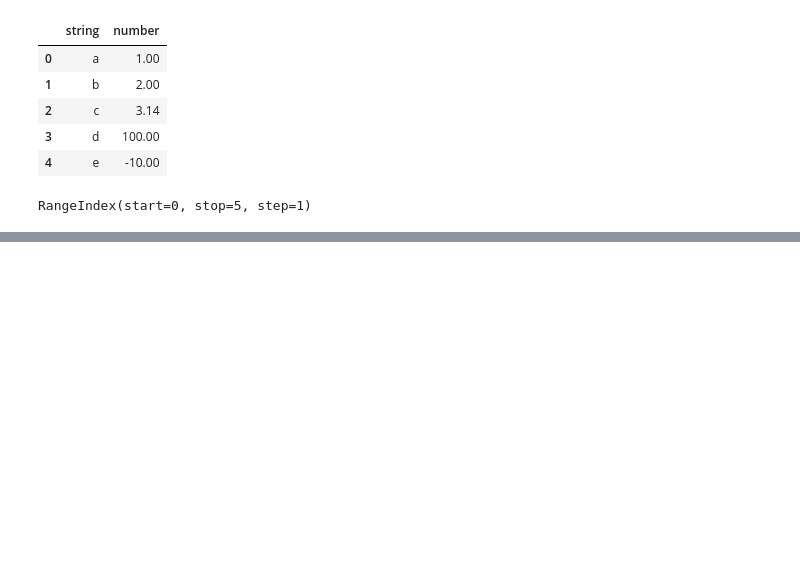
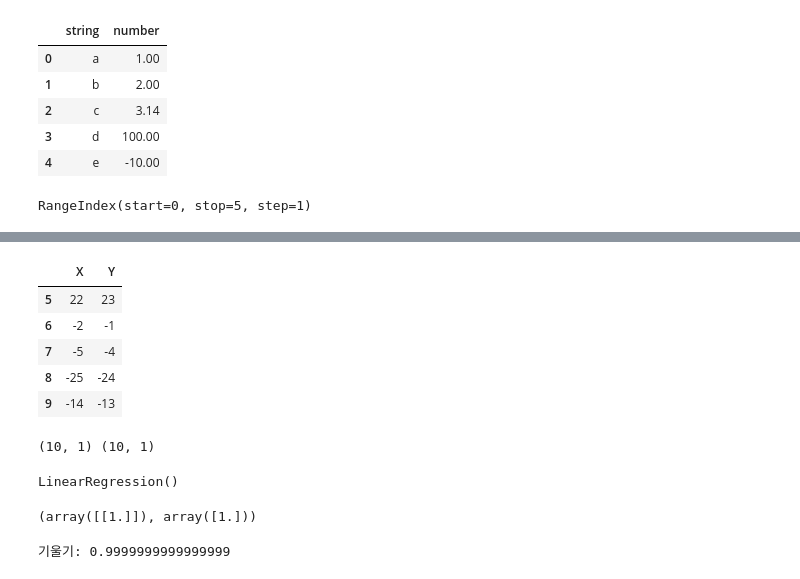
Before and after one commit to jihun5/it_jupyter, a Jupyter notebook: 지울용도.ipynb, the cells around one changed output, grey strips where cells are left out. Cells and saved outputs as stored; diff of their text form; code cells hidden in the pictures; blank space fills up the shorter version.

```diff
--- a/지울용도.ipynb
+++ b/지울용도.ipynb
@@ -83,0 +123,35 @@ RangeIndex(start=0, stop=5, step=1)
+# %%
+df.tail()
+# %% [output]
+|  | X | Y |
+| 5 | 22 | 23 |
+| 6 | -2 | -1 |
+| 7 | -5 | -4 |
+| 8 | -25 | -24 |
+| 9 | -14 | -13 |
+# %%
+train_features = ['X']
+target_cols = ['Y']
+X_train = df.loc[:, train_features]
+Y_train = df.loc[:, target_cols]
+print(X_train.shape, Y_train.shape)
+# %% [output]
+(10, 1) (10, 1)
+# %%
+from sklearn.linear_model import LinearRegression
+lr = LinearRegression()
+lr.fit(X_train, Y_train)
+# %% [output]
+LinearRegression()
+# %%
+# 학습을 끝낸 lr모델 인스턴스 객체의 coef_속성으로 부터
+# X변수의 회귀계수(기울기)를 얻을 수 있다.
+# Intercept_속성은 상수항(y절편)을 나타낸다.
+lr.coef_, lr.intercept_
+# %% [output]
+(array([[1.]]), array([1.]))
+# %%
+print("기울기:", lr.coef_[0][0])
+# 입력데이터가 2차원구조 이므로 회귀계수도 2차원 구조로 반환
+# %% [output]
+기울기: 0.9999999999999999
```
Also changed, not shown: parts of 6 cells of this notebook, 3 other files.
